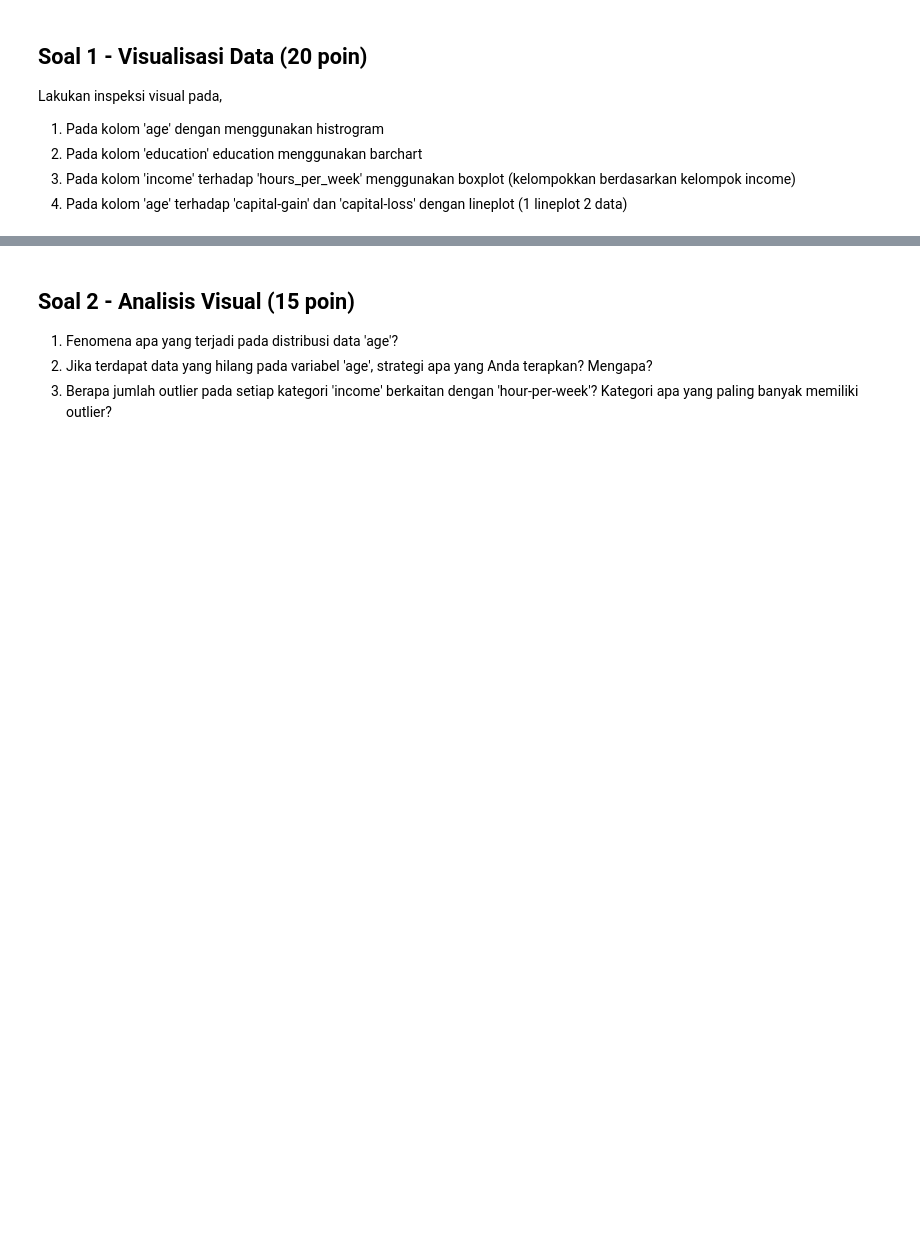
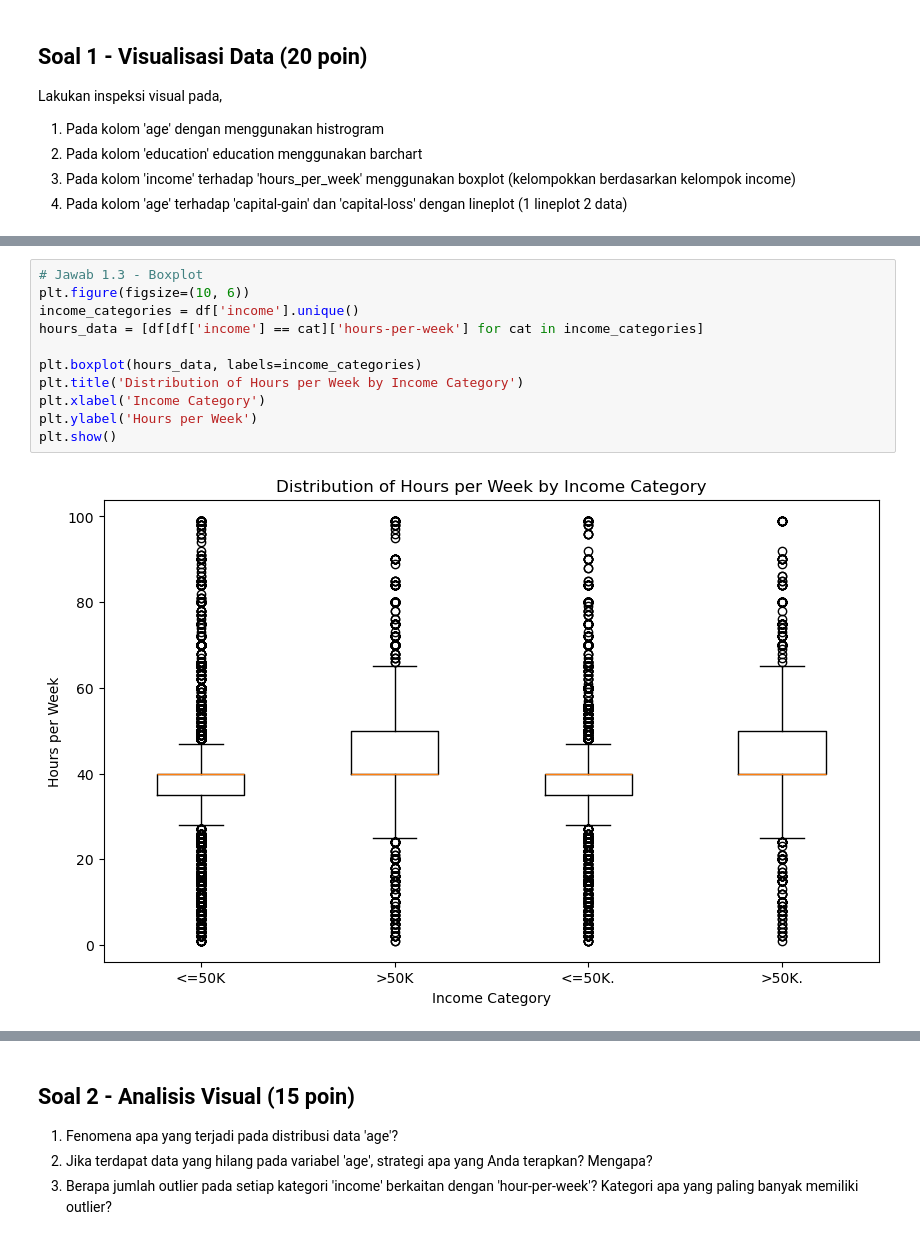
Before and after one commit to FarrelAD/Sinau-Mesin, a Jupyter notebook: notebooks/03-kuis-01/quiz-01.ipynb, the cells around one changed output, grey strips where cells are left out. Saved outputs shown, nothing was run; the diff lists cells and outputs as text; blank space fills up the shorter version.

```diff
--- a/notebooks/03-kuis-01/quiz-01.ipynb
+++ b/notebooks/03-kuis-01/quiz-01.ipynb
@@ -229,0 +291,13 @@ Lakukan inspeksi visual pada,
+# %%
+# Jawab 1.3 - Boxplot
+plt.figure(figsize=(10, 6))
+income_categories = df['income'].unique()
+hours_data = [df[df['income'] == cat]['hours-per-week'] for cat in income_categories]
+
+plt.boxplot(hours_data, labels=income_categories)
+plt.title('Distribution of Hours per Week by Income Category')
+plt.xlabel('Income Category')
+plt.ylabel('Hours per Week')
+plt.show()
+# %% [output]
+[figure, added]
```
Also changed, not shown: parts of 33 cells of this notebook.
